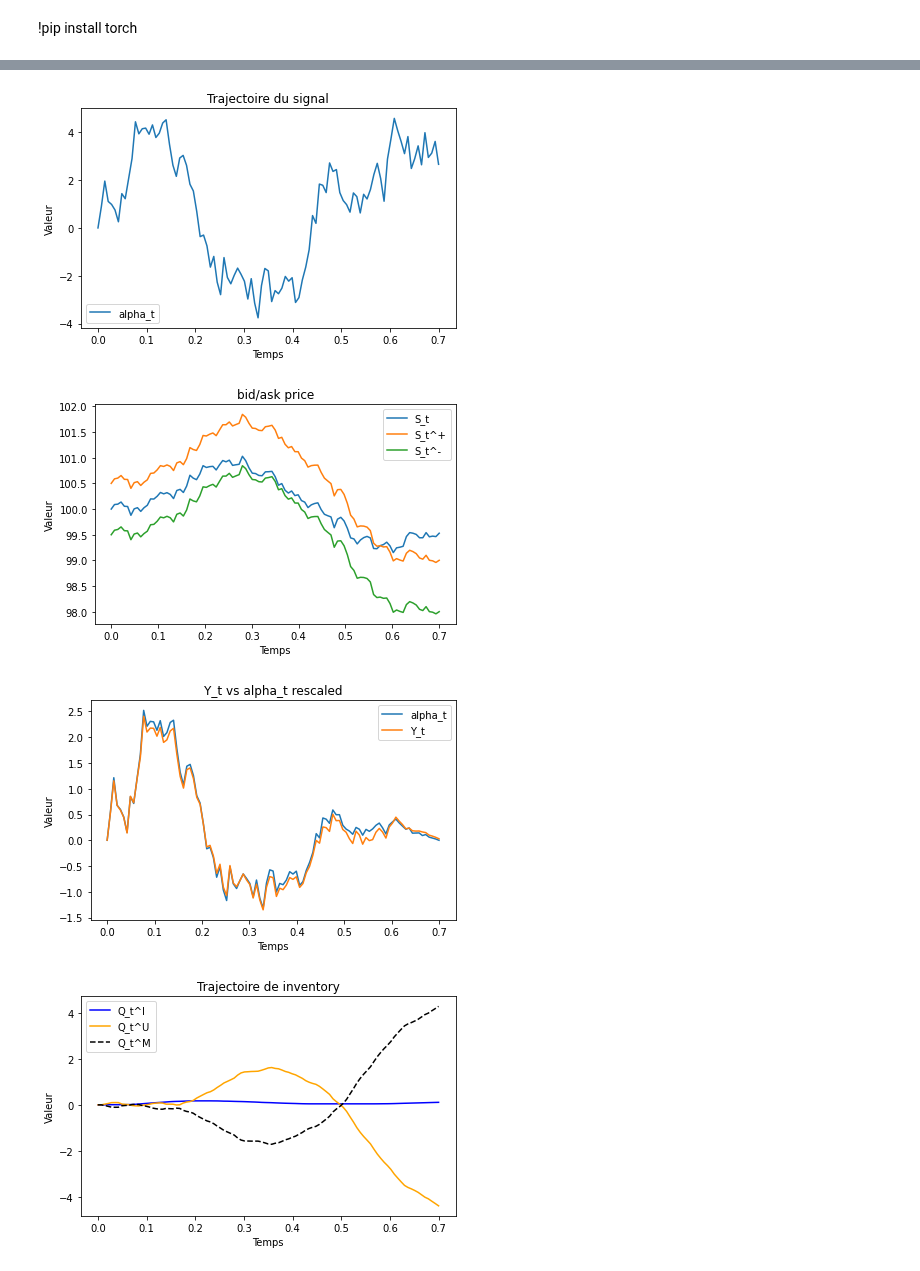
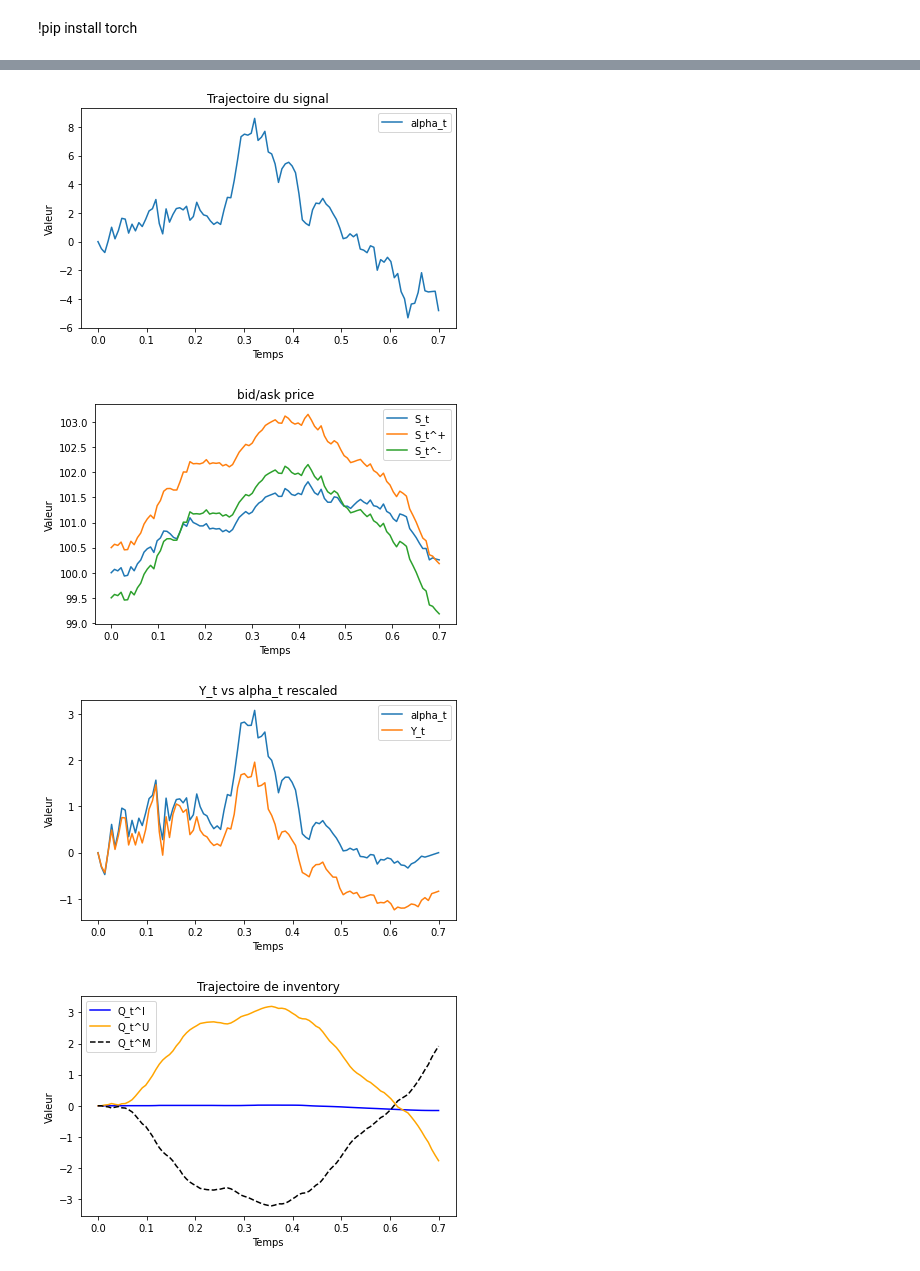
Before and after one commit to AdrienMathieu-eng/Nash-Equilibrium-, a Jupyter notebook: non_linear_BSDE_v2.ipynb, the cells around one changed output, grey strips where cells are left out. Cells and saved outputs as stored; diff of their text form; code cells hidden in the pictures.

```diff
--- a/non_linear_BSDE_v2.ipynb
+++ b/non_linear_BSDE_v2.ipynb
@@ -5,13 +5,13 @@ sigma_z = 50
 eta_z = 10
 kappa = .5 #big enough
 phi = 0.0001
-b = .24
+b = .3
 l = .5
 alpha_I = 0.0001
 psi = alpha_I + b/2
 T = .7
 N = 100
-N_steps = 1_000
+N_steps = 500
 Batch_size = 100
 kappa_z = 1
 Number_size= 200
@@ -312,7 +315,7 @@ def plot_after_training(number_size=Number_size):
 
     # Affichage des courbes pour le premier élément du batch
 
-    plot_trajectory(Q_I, Q_U, Y_I, Z,alpha, dW_S,T, N,idx=150,number_size=Number_size)
+    plot_trajectory(Q_I, Q_U, Y_I, Z,alpha, dW_S,T, N,idx=100,number_size=Number_size)
 
 # Appeler la fonction pour afficher les courbes après l'entraînement
 plot_after_training()
@@ -322,4 +325,4 @@ plot_after_training()
-[figure, old version]
+[figure, new version]
-[figure, old version]
+[figure, new version]
-[figure, old version]
+[figure, new version]
-[figure, old version]
+[figure, new version]
```
Also changed, not shown: parts of 5 cells of this notebook.
